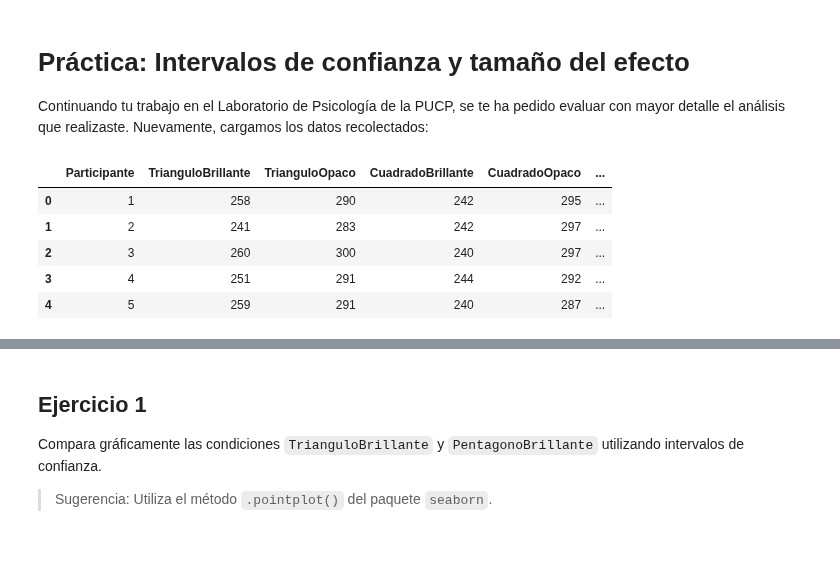
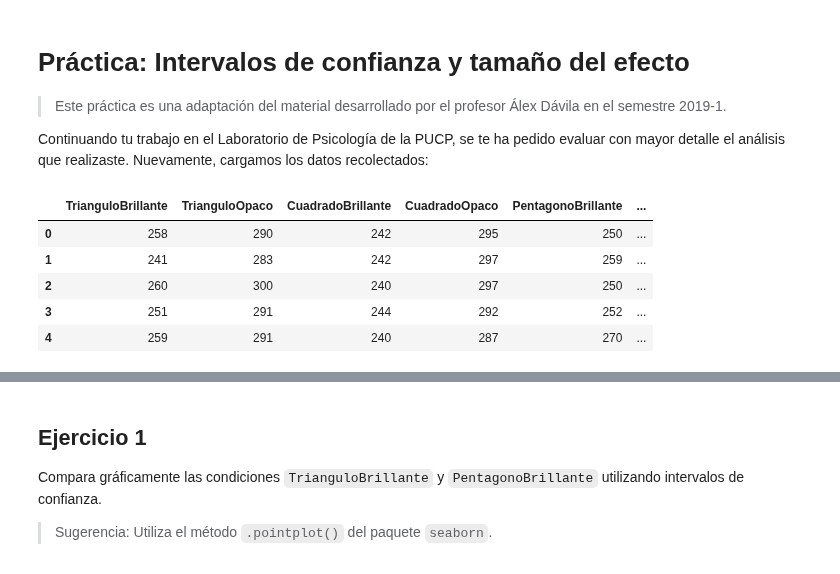
Before and after one commit to renatoparedes/EstadisticaYPsicologiaMatematica, a Jupyter notebook: RepasodeEstadistica/Solucionario_IntervalosdeConfianza.ipynb, the cells around one changed output, grey strips where cells are left out. Cells and saved outputs as stored; diff of their text form; code cells hidden in the pictures.

```diff
--- a/RepasodeEstadistica/Solucionario_IntervalosdeConfianza.ipynb
+++ b/RepasodeEstadistica/Solucionario_IntervalosdeConfianza.ipynb
@@ -1,16 +1,19 @@
 # %% [markdown]
 # Práctica: Intervalos de confianza y tamaño del efecto
 
+>Este práctica es una adaptación del material desarrollado por el profesor Álex Dávila en el semestre 2019-1.
+
 Continuando tu trabajo en el Laboratorio de Psicología de la PUCP, se te ha pedido evaluar con mayor detalle el análisis que realizaste. Nuevamente, cargamos los datos recolectados:
 # %%
 # Cargamos los datos del experimento
 import pandas as pd
-expA = pd.read_csv('https://raw.githubusercontent.com/renatoparedes/EstadisticaYPsicologiaMatematica/main/RepasodeEstadistica/ExpA.csv')
-expA.head()
+exp = pd.read_csv('https://raw.githubusercontent.com/renatoparedes/EstadisticaYPsicologiaMatematica/main/RepasodeEstadistica/ExpA.csv')
+exp.drop(columns=['Participante'],inplace=True)
+exp.head()
 # %% [output]
-|  | Participante | TrianguloBrillante | TrianguloOpaco | CuadradoBrillante | CuadradoOpaco | ... |
-| 0 | 1 | 258 | 290 | 242 | 295 | ... |
-| 1 | 2 | 241 | 283 | 242 | 297 | ... |
-| 2 | 3 | 260 | 300 | 240 | 297 | ... |
-| 3 | 4 | 251 | 291 | 244 | 292 | ... |
-| 4 | 5 | 259 | 291 | 240 | 287 | ... |
+|  | TrianguloBrillante | TrianguloOpaco | CuadradoBrillante | CuadradoOpaco | PentagonoBrillante | ... |
+| 0 | 258 | 290 | 242 | 295 | 250 | ... |
+| 1 | 241 | 283 | 242 | 297 | 259 | ... |
+| 2 | 260 | 300 | 240 | 297 | 250 | ... |
+| 3 | 251 | 291 | 244 | 292 | 252 | ... |
+| 4 | 259 | 291 | 240 | 287 | 270 | ... |
```
Also changed, not shown: parts of 15 cells of this notebook, 4 other files.
